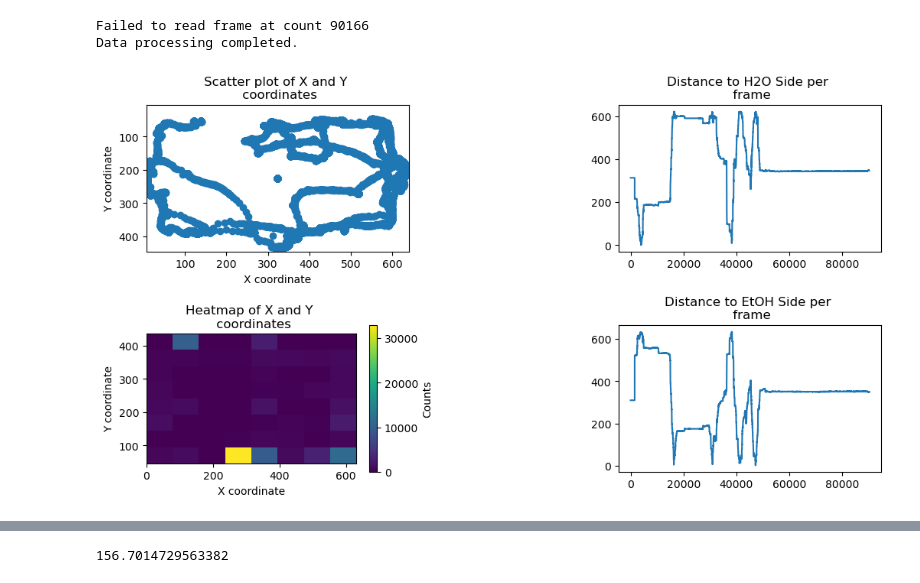
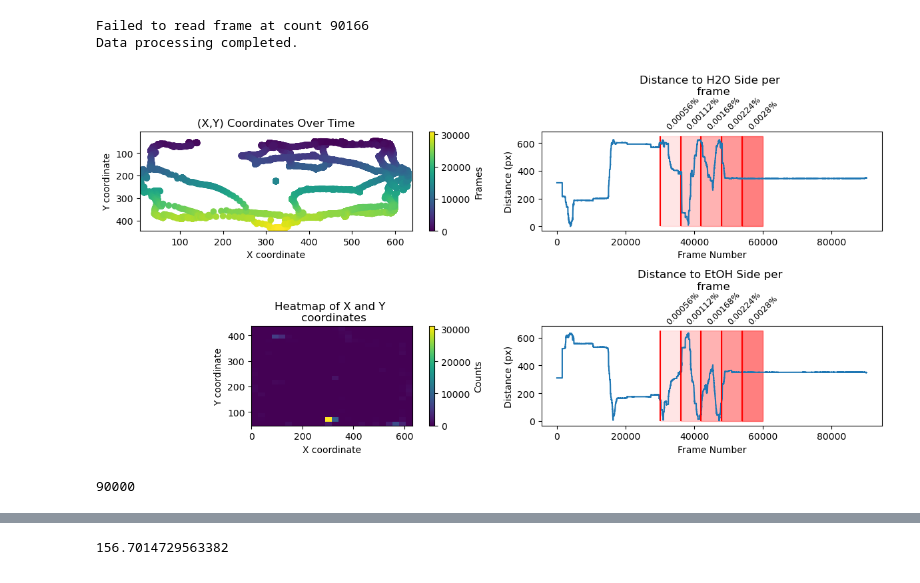
Before and after one commit to jmdelahanty/ahrens_rotation, a Jupyter notebook: fish_position.ipynb, the cells around one changed output, grey strips where cells are left out. Drawn from its saved outputs; the diff is of its cells as text; code cells hidden in the pictures.

Commit message:
update with dhruv functions for heatmap

```diff
--- a/fish_position.ipynb
+++ b/fish_position.ipynb
@@ -290,35 +370,89 @@ with h5py.File('output.h5', 'r') as file:
     etoh_data = file['dist_etoh']
 
     # Extract the first column (cX values)
-    x = center_data[:, 0]
-    y = center_data[:, 1]
+    c = center_data[:,:]
+    x = center_data[0:100000, 0]
+    y = center_data[0:100000, 1]
     h2o = h2o_data[:]
     etoh = etoh_data[:]
 # %%
+rectangles = []
+rectangles2 = []
+annotations = []
+anchors = []
+counter = 0
+for i in range(30000, 60000, 6000):
+    counter += 1
+    alpha = 0.10
+    rectangles.append(
+        Rectangle((i, 0), 6000, 650, angle=0.0, color='red', alpha=alpha*counter)
+    )
+    rectangles2.append(
+        Rectangle((i, 0), 6000, 650, angle=0.0, color='red', alpha=alpha*counter)
+    )
+    rectangle_anchor = (i, 0)
+    etoh_conc = str(round((((0.0014*counter)/250)*100), 8))+"%"
+    anchors.append(rectangle_anchor)
+    annotations.append(etoh_conc)
+# annotations2 = list(annotations)
+# anchors2 = list(anchors)
 fig, axs = plt.subplots(2,2, figsize=(12,6))
-axs[0,0].scatter(x, y)
+colors = y
+axs[0,0].scatter(x, y, c=colors, cmap='viridis')
+cb_pos = fig.colorbar(h[3], ax=axs[0,0])
+cb_pos.set_label('Frames')
 axs[0,0].set_xlim(roi[0], roi[0] + roi[2])
 axs[0,0].set_ylim(roi[1] + roi[3], roi[1])  # Inverting y axis
 axs[0,0].set_xlabel('X coordinate')
 axs[0,0].set_ylabel('Y coordinate')
-axs[0,0].set_title('Scatter plot of X and Y \n coordinates')
+axs[0,0].set_title('(X,Y) Coordinates Over Time')
 
 # Heatmap in the second subplot
-h = axs[1,0].hist2d(x, y, bins=8, cmap='viridis')
+h = axs[1,0].hist2d(x, y, bins=(24,24), cmap='viridis')
 cb = fig.colorbar(h[3], ax=axs[1,0])
 cb.set_label('Counts')
 axs[1,0].set_aspect('equal', adjustable='box')
 axs[1,0].set_xlabel('X coordinate')
 axs[1,0].set_ylabel('Y coordinate')
 axs[1,0].set_title('Heatmap of X and Y \n coordinates')
 # axs[1].set_xlim(roi[0], roi[0] + roi[2])
 # axs[1].set_ylim(roi[1], roi[1] + roi[3])
-# axs[1].set_aspect('equal', adjustable='box')
+axs[1,0].set_aspect('equal', adjustable='box')
+axs[0,1].set_title("Distance to H2O Side per \n frame", pad=40)
+axs[0,1].vlines(test, 0, 650, color='red')
+for rectangle in rectangles:
+    axs[0,1].add_patch(rectangle)
+for annotation, anchor in zip(annotations, anchors):
+    axs[0,1].annotate(annotation,
+                      xy=anchor,
+                      xytext=(5, 105),
+                      textcoords='offset points',
+                      fontsize=9,
+                      color='black',
+                      rotation=45)
+axs[0,1].set_xlabel("Frame Number")
+axs[0,1].set_ylabel("Distance (px)")
 axs[0,1].plot(h2o)
-axs[0,1].set_title("Distance to H2O Side per \n frame")
+for rectangle in rectangles2:
+    axs[1,1].add_patch(rectangle)
+for annotation, anchor in zip(annotations, anchors):
+    axs[1,1].annotate(annotation,
+                      xy=anchor,
+                      xytext=(5, 105),
+                      textcoords='offset points',
+                      fontsize=9,
+                      color='black',
+                      rotation=45)
+axs[1,1].set_xlabel("Frame Number")
+axs[1,1].set_ylabel("Distance (px)")
 axs[1,1].plot(etoh)
-axs[1,1].set_title("Distance to EtOH Side per \n frame")
-plt.subplots_adjust(left=0.1, right=0.9, top=0.9, bottom=0.1, wspace=0.8, hspace=0.5)
+axs[1,1].set_title("Distance to EtOH Side per \n frame", pad=40)
+axs[1,1].vlines(test, 0, 650, color='red')
+fig.tight_layout()
 plt.show()
 # %% [output]
-[figure, old version]
+[figure, new version]
+# %%
+15*60*100
+# %% [output]
+90000
```
Also changed, not shown: parts of 10 cells of this notebook, 1 other file.
